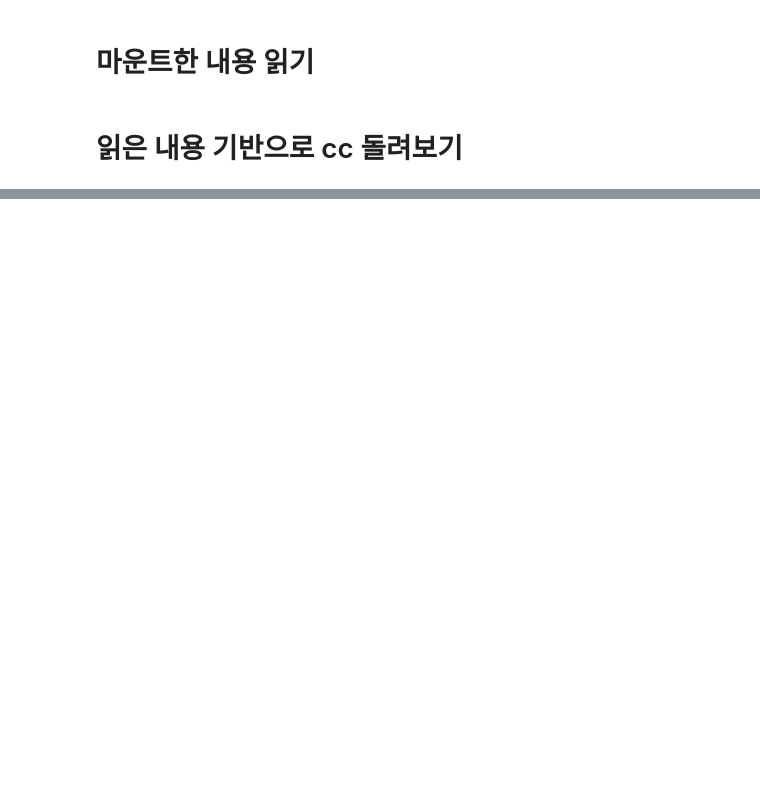
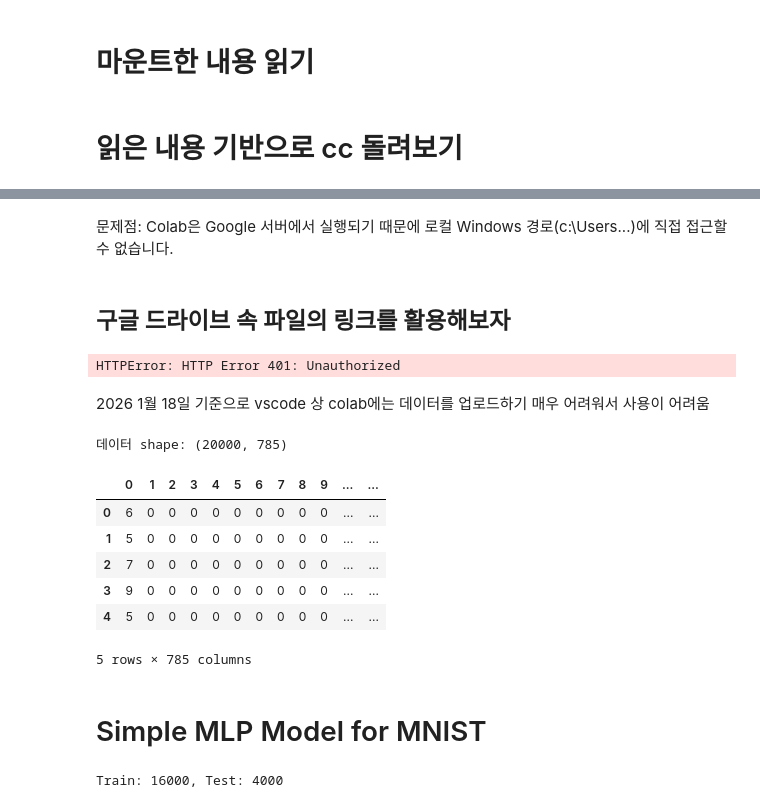
Before and after one commit to chltjs1921/colab-extension, a Jupyter notebook: colab_cc_connection.ipynb, the cells around one changed output, grey strips where cells are left out. Cells and saved outputs as stored; diff of their text form; code cells hidden in the pictures; blank space fills up the shorter version.

```diff
--- a/colab_cc_connection.ipynb
+++ b/colab_cc_connection.ipynb
@@ -44,0 +63,10 @@ drive.mount('/content/drive')
+# %% [markdown]
+문제점: Colab은 Google 서버에서 실행되기 때문에 로컬 Windows 경로(c:\Users\...)에 직접 접근할 수 없습니다.
+# %% [markdown]
+## 구글 드라이브 속 파일의 링크를 활용해보자
+# %%
+pd.read_csv('https://drive.google.com/file/d/1rGvduNtdKpgCnR8vjzNsPqm2Li5tQKZf/view?usp=drive_link')
+# %% [output]
+HTTPError: HTTP Error 401: Unauthorized
+# %% [markdown]
+2026 1월 18일 기준으로 vscode 상 colab에는 데이터를 업로드하기 매우 어려워서 사용이 어려움
@@ -44,0 +75,15 @@ drive.mount('/content/drive')
+# %%
+df = pd.read_csv('/content/sample_data/mnist_train_small.csv', header=None)
+print(f"데이터 shape: {df.shape}")
+df.head()
+# %% [output]
+데이터 shape: (20000, 785)
+|  | 0 | 1 | 2 | 3 | 4 | 5 | 6 | 7 | 8 | 9 | ... | ... |
+| 0 | 6 | 0 | 0 | 0 | 0 | 0 | 0 | 0 | 0 | 0 | ... | ... |
+| 1 | 5 | 0 | 0 | 0 | 0 | 0 | 0 | 0 | 0 | 0 | ... | ... |
+| 2 | 7 | 0 | 0 | 0 | 0 | 0 | 0 | 0 | 0 | 0 | ... | ... |
+| 3 | 9 | 0 | 0 | 0 | 0 | 0 | 0 | 0 | 0 | 0 | ... | ... |
+| 4 | 5 | 0 | 0 | 0 | 0 | 0 | 0 | 0 | 0 | 0 | ... | ... |
+5 rows × 785 columns
+# %% [markdown]
+# Simple MLP Model for MNIST
@@ -44,0 +97,22 @@ drive.mount('/content/drive')
+# %%
+# 데이터 준비
+X = df.iloc[:, 1:].values.astype(np.float32) / 255.0  # 픽셀값 정규화
+y = df.iloc[:, 0].values.astype(np.int64)  # 첫 번째 열이 레이블
+
+X_train, X_test, y_train, y_test = train_test_split(X, y, test_size=0.2, random_state=42)
+
+# Tensor 변환
+X_train = torch.tensor(X_train)
+X_test = torch.tensor(X_test)
+y_train = torch.tensor(y_train)
+y_test = torch.tensor(y_test)
+
+# DataLoader 생성
+train_dataset = TensorDataset(X_train, y_train)
+test_dataset = TensorDataset(X_test, y_test)
+train_loader = DataLoader(train_dataset, batch_size=64, shuffle=True)
+test_loader = DataLoader(test_dataset, batch_size=64, shuffle=False)
+
+print(f"Train: {len(X_train)}, Test: {len(X_test)}")
+# %% [output]
+Train: 16000, Test: 4000
```
Also changed, not shown: parts of 15 cells of this notebook.
